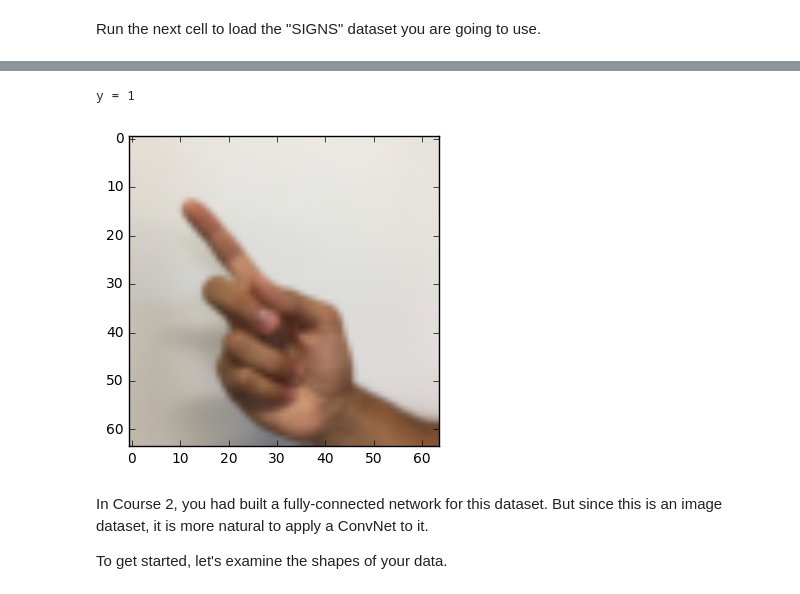
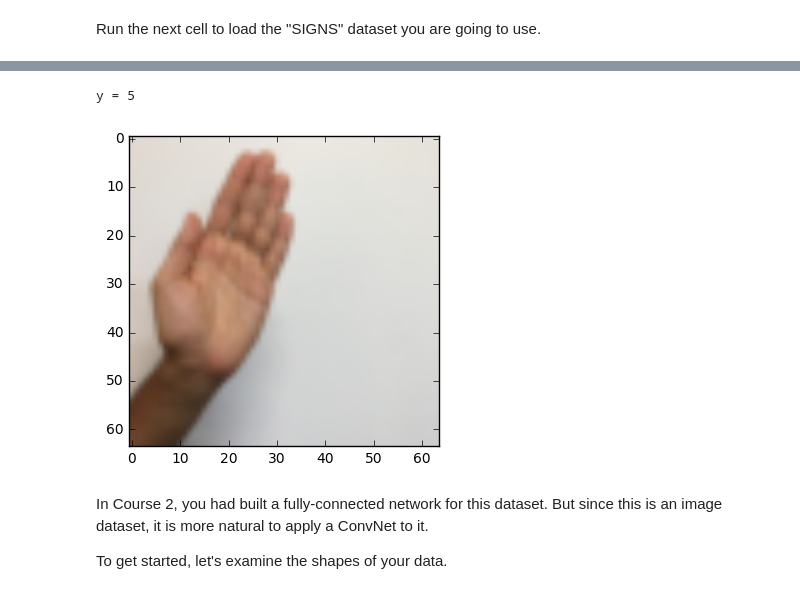
Before and after one commit to fja0kl/Deep-Learning-Course, a Jupyter notebook: C4-卷积神经网络/Week1/Convolution+model+-+Application+-+v1.ipynb, the cells around one changed output, grey strips where cells are left out. Saved outputs shown, nothing was run; the diff lists cells and outputs as text; code cells hidden in the pictures.

```diff
--- a/C4-卷积神经网络/Week1/Convolution+model+-+Application+-+v1.ipynb
+++ b/C4-卷积神经网络/Week1/Convolution+model+-+Application+-+v1.ipynb
@@ -46,12 +46,12 @@ As a reminder, the SIGNS dataset is a collection of 6 signs representing numbers
 The next cell will show you an example of a labelled image in the dataset. Feel free to change the value of `index` below and re-run to see different examples.
 # %%
 # Example of a picture
-index = 8
+index = 13
 plt.imshow(X_train_orig[index])
 print ("y = " + str(np.squeeze(Y_train_orig[:, index])))
 # %% [output]
-y = 1
+y = 5
-[figure, old version]
+[figure, new version]
 # %% [markdown]
 In Course 2, you had built a fully-connected network for this dataset. But since this is an image dataset, it is more natural to apply a ConvNet to it.
 
```
Also changed, not shown: parts of 7 cells of this notebook, 17 other files.
